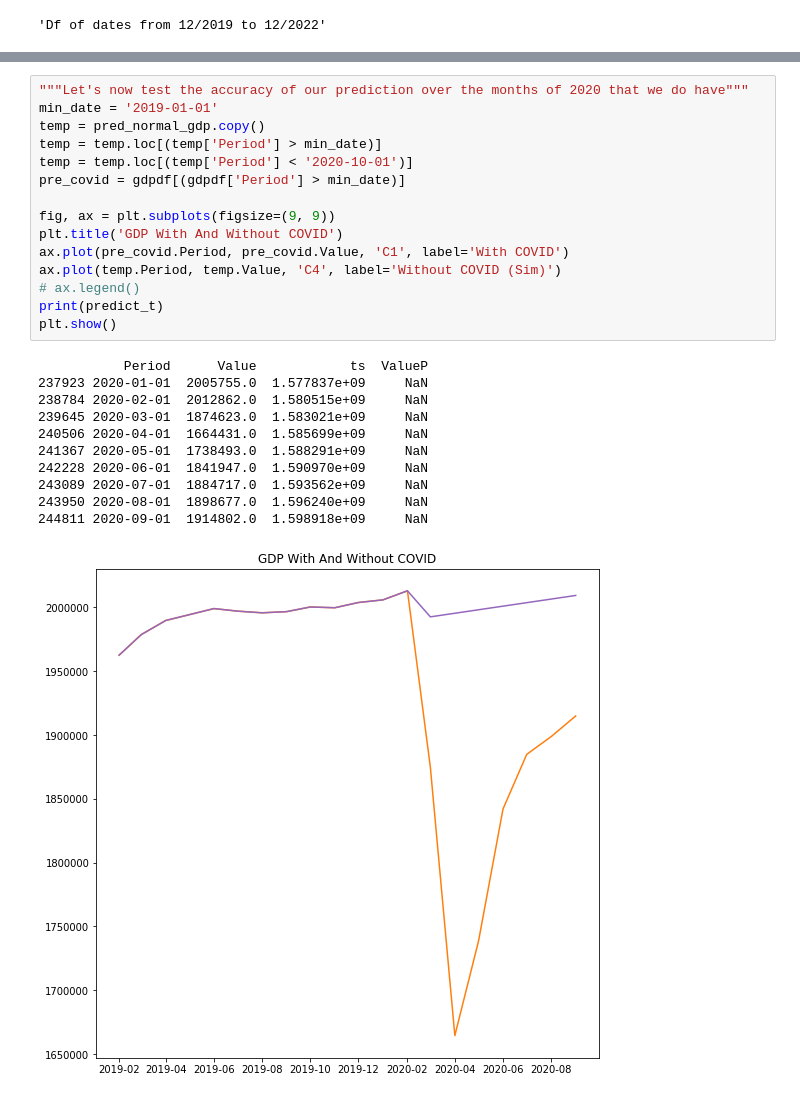
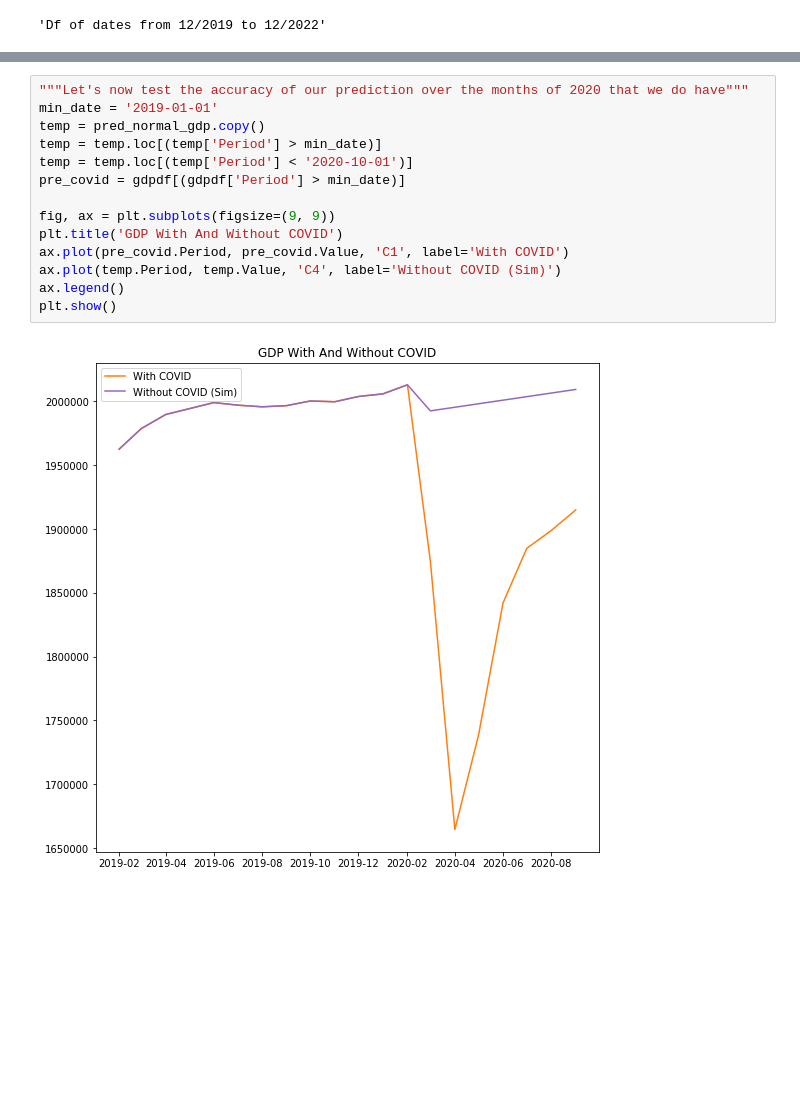
Before and after one commit to cb-ds-1/m2-6-project2, a Jupyter notebook: project2-jl.ipynb, the cells around one changed output, grey strips where cells are left out. Saved outputs shown, nothing was run; the diff lists cells and outputs as text; blank space fills up the shorter version.

```diff
--- a/project2-jl.ipynb
+++ b/project2-jl.ipynb
@@ -100,27 +100,16 @@ plt.plot(pred_normal_gdp.Period, pred_normal_gdp.Value)
 # %%
 """Let's now test the accuracy of our prediction over the months of 2020 that we do have"""
 min_date = '2019-01-01'
 temp = pred_normal_gdp.copy()
 temp = temp.loc[(temp['Period'] > min_date)]
 temp = temp.loc[(temp['Period'] < '2020-10-01')]
 pre_covid = gdpdf[(gdpdf['Period'] > min_date)]
 
 fig, ax = plt.subplots(figsize=(9, 9))
 plt.title('GDP With And Without COVID')
 ax.plot(pre_covid.Period, pre_covid.Value, 'C1', label='With COVID')
 ax.plot(temp.Period, temp.Value, 'C4', label='Without COVID (Sim)')
-# ax.legend()
-print(predict_t)
+ax.legend()
 plt.show()
 # %% [output]
-           Period      Value            ts  ValueP
-237923 2020-01-01  2005755.0  1.577837e+09     NaN
-238784 2020-02-01  2012862.0  1.580515e+09     NaN
-239645 2020-03-01  1874623.0  1.583021e+09     NaN
-240506 2020-04-01  1664431.0  1.585699e+09     NaN
-241367 2020-05-01  1738493.0  1.588291e+09     NaN
-242228 2020-06-01  1841947.0  1.590970e+09     NaN
-243089 2020-07-01  1884717.0  1.593562e+09     NaN
-243950 2020-08-01  1898677.0  1.596240e+09     NaN
-244811 2020-09-01  1914802.0  1.598918e+09     NaN
-[figure, old version]
+[figure, new version]
```
Also changed, not shown: parts of 6 cells of this notebook, 1 other file.
